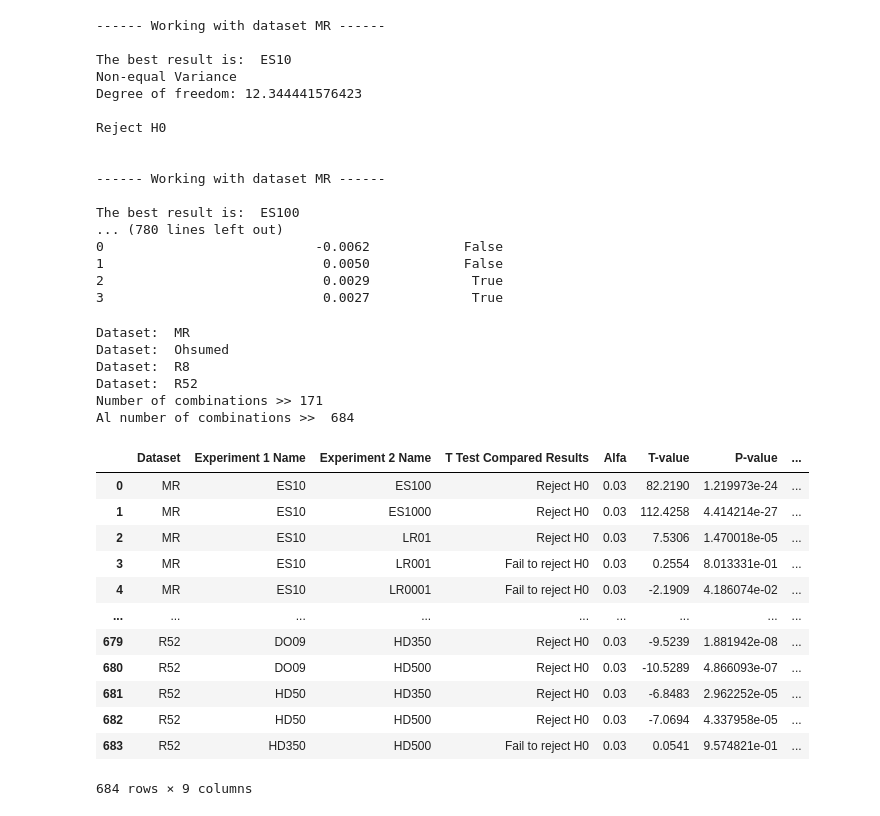
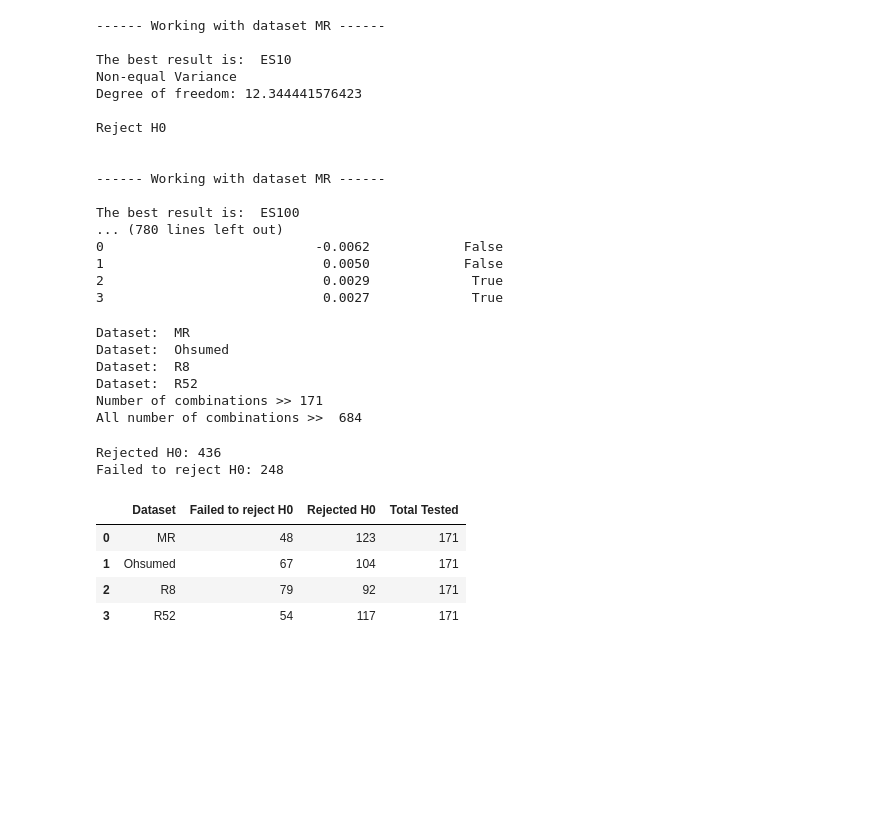
Before and after one commit to HenriqueVarellaEhrenfried/AnalysisResultsTextGCN, a Jupyter notebook: Data_visualization.ipynb, the cells around one changed output. Cells and saved outputs as stored; diff of their text form; code cells hidden in the pictures; blank space fills up the shorter version.

Commit message:
Create table that summarizes the t-test between each experiment

```diff
--- a/Data_visualization.ipynb
+++ b/Data_visualization.ipynb
@@ -392,27 +392,47 @@ for dataset in DATASETS:
         statistics_results_comb.append(statistican_test(OBS, dataset))
 
 print("Number of combinations >>", len(comb))
-print("Al number of combinations >> ", len(statistics_results_comb))
+print("All number of combinations >> ", len(statistics_results_comb))
 
 statistics_results_comb_df = pd.DataFrame(statistics_results_comb)
-statistics_results_comb_df.head(684)
+
+statistics_results_comb_df.to_csv(
+        "./Comparisons/statistical_results_between_results.csv",
+        sep=';',
+        index=False
+    )
 # %% [output]
 Dataset:  MR
 Dataset:  Ohsumed
 Dataset:  R8
 Dataset:  R52
 Number of combinations >> 171
-Al number of combinations >>  684
+All number of combinations >>  684
-|  | Dataset | Experiment 1 Name | Experiment 2 Name | T Test Compared Results | Alfa | T-value | P-value | ... |
-| 0 | MR | ES10 | ES100 | Reject H0 | 0.03 | 82.2190 | 1.219973e-24 | ... |
-| 1 | MR | ES10 | ES1000 | Reject H0 | 0.03 | 112.4258 | 4.414214e-27 | ... |
-| 2 | MR | ES10 | LR01 | Reject H0 | 0.03 | 7.5306 | 1.470018e-05 | ... |
-| 3 | MR | ES10 | LR001 | Fail to reject H0 | 0.03 | 0.2554 | 8.013331e-01 | ... |
-| 4 | MR | ES10 | LR0001 | Fail to reject H0 | 0.03 | -2.1909 | 4.186074e-02 | ... |
-| ... | ... | ... | ... | ... | ... | ... | ... | ... |
-| 679 | R52 | DO09 | HD350 | Reject H0 | 0.03 | -9.5239 | 1.881942e-08 | ... |
-| 680 | R52 | DO09 | HD500 | Reject H0 | 0.03 | -10.5289 | 4.866093e-07 | ... |
-| 681 | R52 | HD50 | HD350 | Reject H0 | 0.03 | -6.8483 | 2.962252e-05 | ... |
-| 682 | R52 | HD50 | HD500 | Reject H0 | 0.03 | -7.0694 | 4.337958e-05 | ... |
-| 683 | R52 | HD350 | HD500 | Fail to reject H0 | 0.03 | 0.0541 | 9.574821e-01 | ... |
-684 rows × 9 columns
+# %%
+rejected = statistics_results_comb_df.loc[(statistics_results_comb_df["T Test Compared Results"] == "Reject H0")]
+not_rejected = statistics_results_comb_df.loc[(statistics_results_comb_df["T Test Compared Results"] == "Fail to reject H0")]
+
+print("Rejected H0:", len(rejected))
+print("Failed to reject H0:", len(not_rejected))
+
+test_t = []
+
+for dataset in DATASETS:
+    test_t.append(
+        {
+            "Dataset": dataset,
+            "Failed to reject H0": len(not_rejected.loc[(not_rejected["Dataset"] == dataset)]),
+            "Rejected H0": len(rejected.loc[(rejected["Dataset"] == dataset)]),
+            "Total Tested": len(rejected.loc[(rejected["Dataset"] == dataset)]) + len(not_rejected.loc[(not_rejected["Dataset"] == dataset)])
+        }
+    )
+df_test_t = pd.DataFrame(test_t)
+df_test_t.head()
+# %% [output]
+Rejected H0: 436
+Failed to reject H0: 248
+|  | Dataset | Failed to reject H0 | Rejected H0 | Total Tested |
+| 0 | MR | 48 | 123 | 171 |
+| 1 | Ohsumed | 67 | 104 | 171 |
+| 2 | R8 | 79 | 92 | 171 |
+| 3 | R52 | 54 | 117 | 171 |
```
Also changed, not shown: 1 other file.
